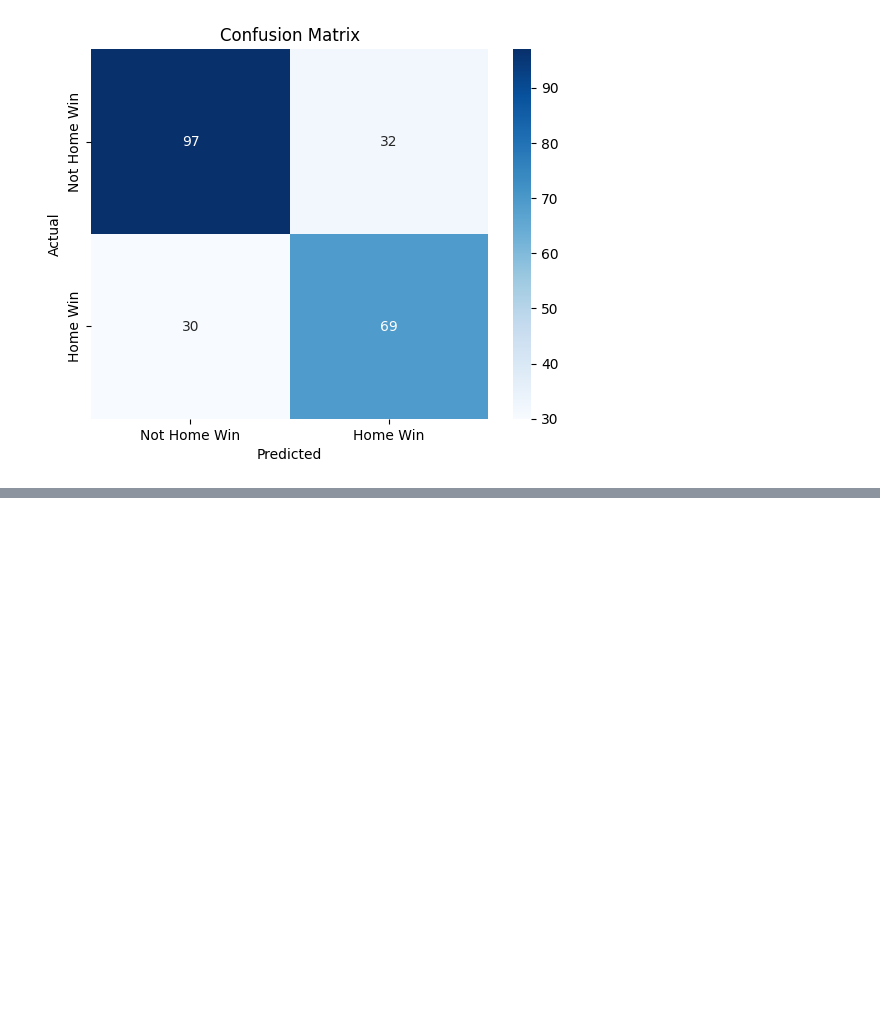
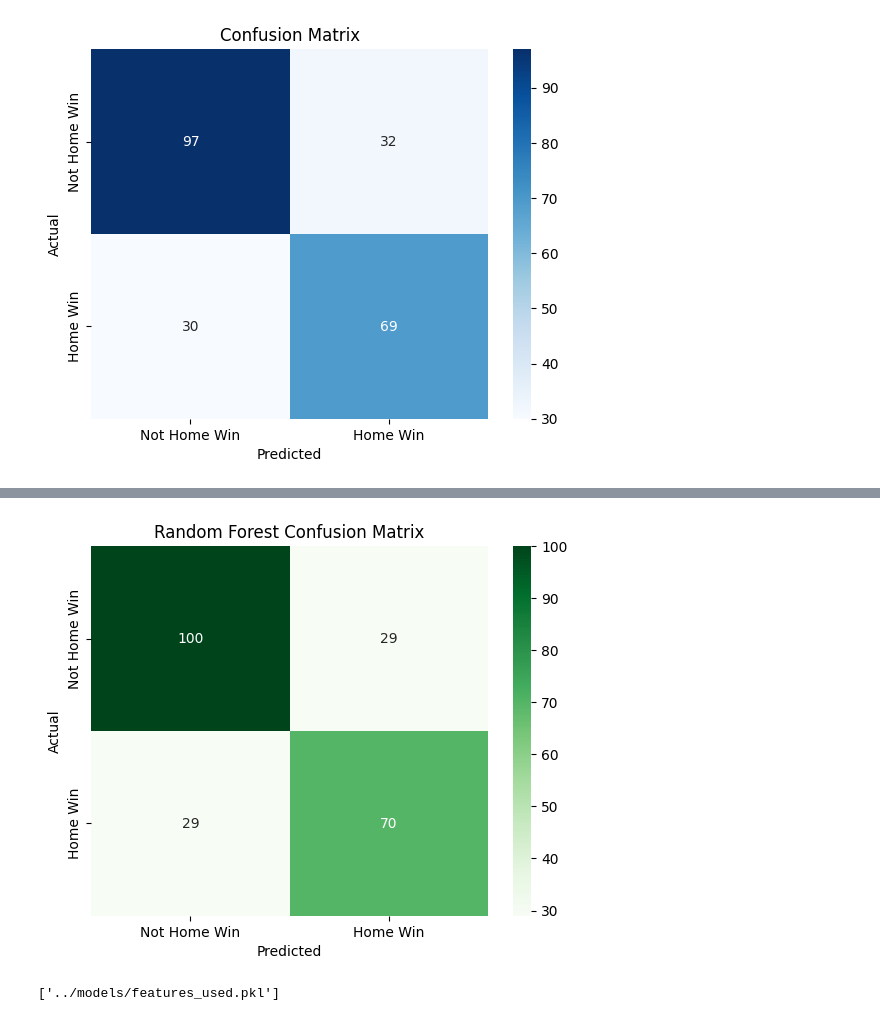
Before and after one commit to alemoscardo/ml-football-predictions, a Jupyter notebook: notebooks/01_data_exploration.ipynb, the cells around one changed output, grey strips where cells are left out. Cells and saved outputs as stored; diff of their text form; code cells hidden in the pictures; blank space fills up the shorter version.

Commit message:
Train and evaluate Random Forest vs Logistic Regression; export best model and feature list

```diff
--- a/notebooks/01_data_exploration.ipynb
+++ b/notebooks/01_data_exploration.ipynb
@@ -127,3 +128,8 @@ plt.title("Confusion Matrix")
 plt.show()
 # %% [output]
 [figure]
+# %%
+# Random Forest Model
+rf_model = RandomForestClassifier(n_estimators=100, random_state=42)
+rf_model.fit(X_train, y_train)
+y_pred_rf = rf_model.predict(X_test)
@@ -129,0 +156,19 @@ plt.show()
+# %%
+cm_rf = confusion_matrix(y_test, y_pred_rf)
+sns.heatmap(cm_rf, annot=True, fmt='d', cmap='Greens',
+            xticklabels=['Not Home Win', 'Home Win'],
+            yticklabels=['Not Home Win', 'Home Win'])
+plt.xlabel("Predicted")
+plt.ylabel("Actual")
+plt.title("Random Forest Confusion Matrix")
+plt.show()
+# %% [output]
+[figure, added]
+# %%
+import joblib
+
+# Save to disk
+joblib.dump(rf_model, '../models/random_forest_model.pkl')
+joblib.dump(features, '../models/features_used.pkl')
+# %% [output]
+['../models/features_used.pkl']
```
Also changed, not shown: parts of 3 cells of this notebook, 2 other files.
